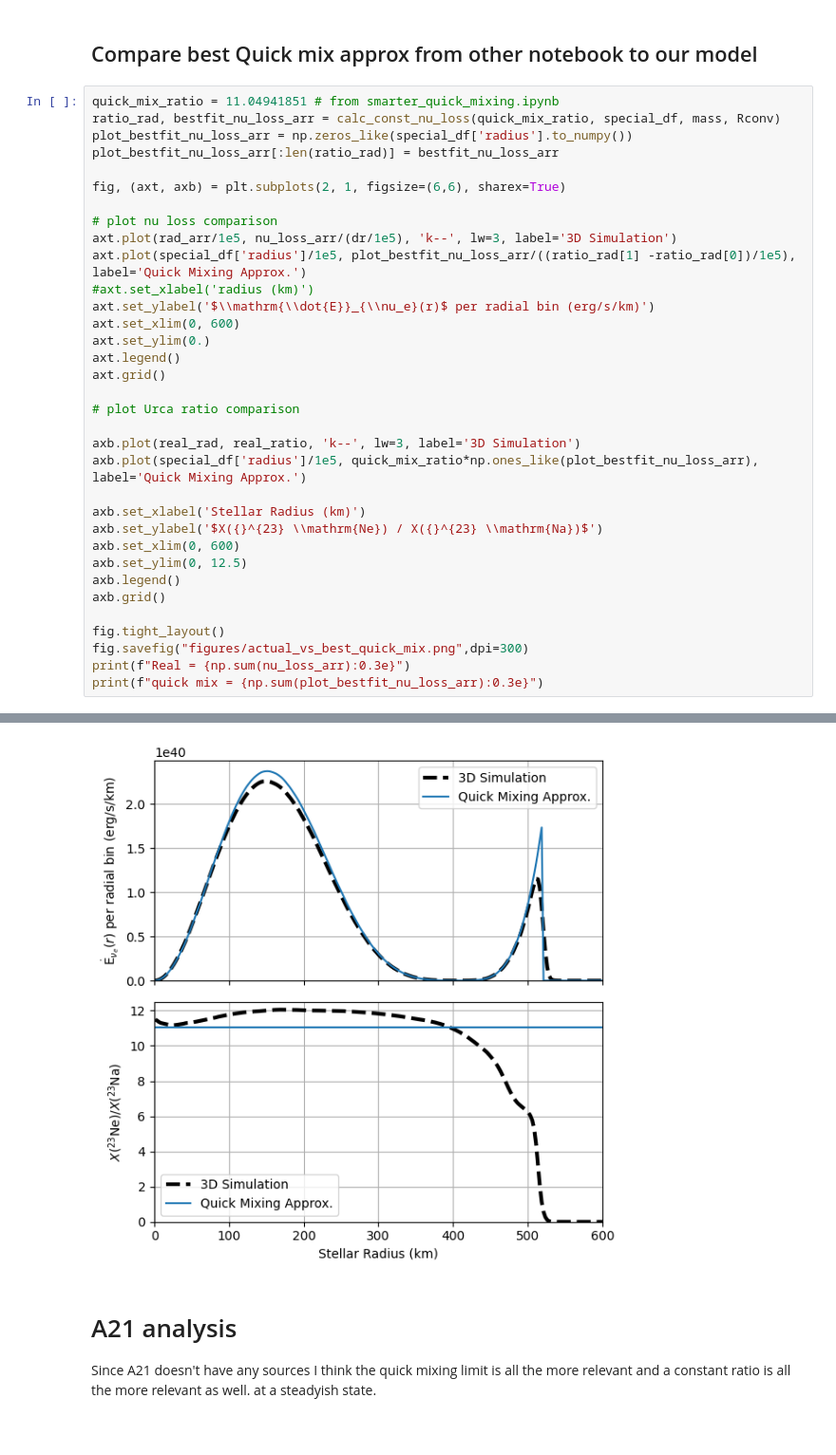
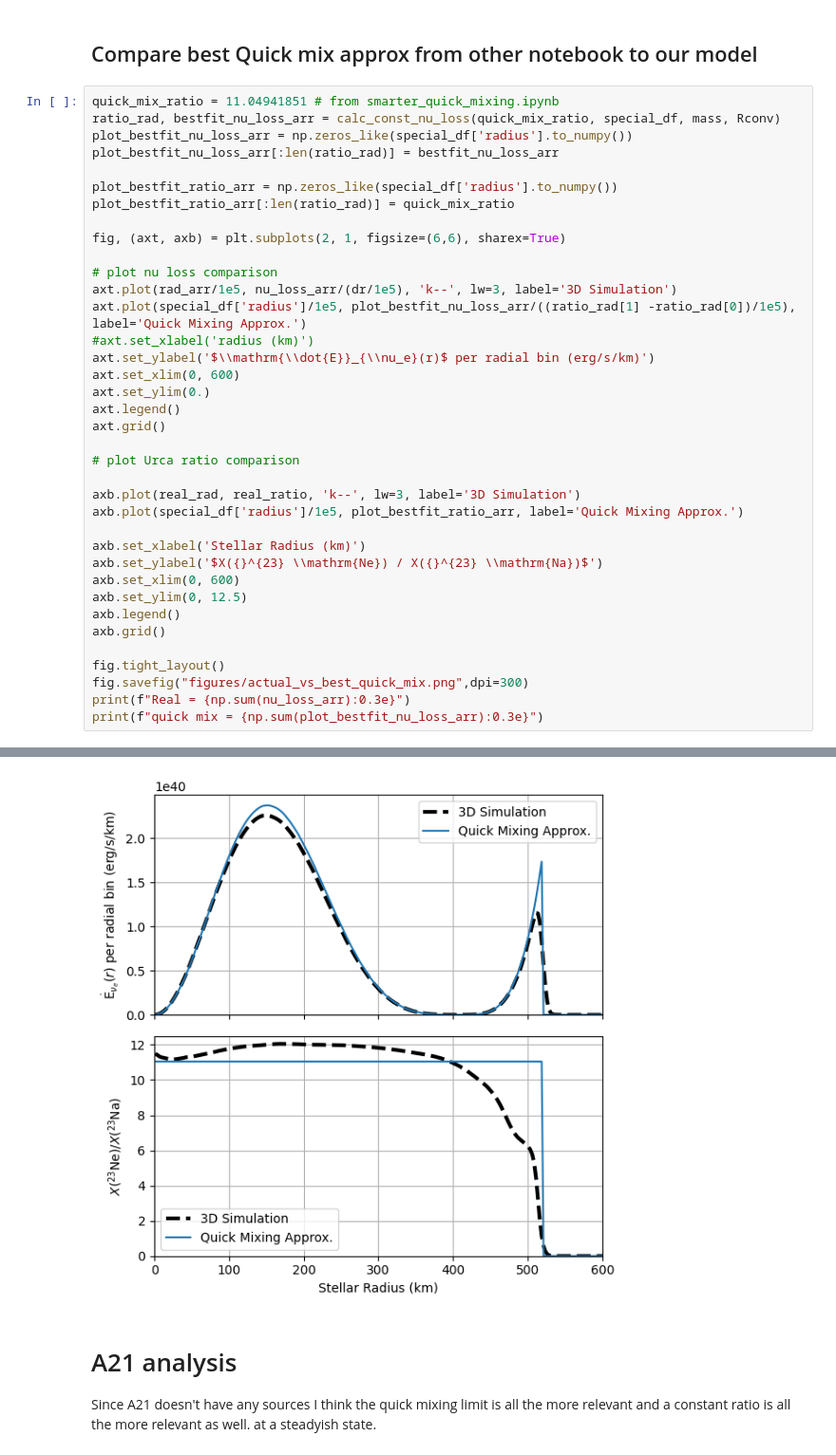
Before and after one commit to biboyd/astronum2024, a Jupyter notebook: estimated_a23_losses.ipynb, the cells around one changed output, grey strips where cells are left out. Shown at 95% size. Saved outputs shown, nothing was run; the diff lists cells and outputs as text.

Commit message:
fix ratio plot

```diff
--- a/estimated_a23_losses.ipynb
+++ b/estimated_a23_losses.ipynb
@@ -408,39 +408,42 @@ quick_mix_ratio = 11.04941851 # from smarter_quick_mixing.ipynb
 ratio_rad, bestfit_nu_loss_arr = calc_const_nu_loss(quick_mix_ratio, special_df, mass, Rconv)
 plot_bestfit_nu_loss_arr = np.zeros_like(special_df['radius'].to_numpy())
 plot_bestfit_nu_loss_arr[:len(ratio_rad)] = bestfit_nu_loss_arr
+
+plot_bestfit_ratio_arr = np.zeros_like(special_df['radius'].to_numpy())
+plot_bestfit_ratio_arr[:len(ratio_rad)] = quick_mix_ratio
 
 fig, (axt, axb) = plt.subplots(2, 1, figsize=(6,6), sharex=True)
 
 # plot nu loss comparison
 axt.plot(rad_arr/1e5, nu_loss_arr/(dr/1e5), 'k--', lw=3, label='3D Simulation')
 axt.plot(special_df['radius']/1e5, plot_bestfit_nu_loss_arr/((ratio_rad[1] -ratio_rad[0])/1e5), label='Quick Mixing Approx.')
 #axt.set_xlabel('radius (km)')
 axt.set_ylabel('$\\mathrm{\\dot{E}}_{\\nu_e}(r)$ per radial bin (erg/s/km)')
 axt.set_xlim(0, 600)
 axt.set_ylim(0.)
 axt.legend()
 axt.grid()
 
 # plot Urca ratio comparison
 
 axb.plot(real_rad, real_ratio, 'k--', lw=3, label='3D Simulation')
-axb.plot(special_df['radius']/1e5, quick_mix_ratio*np.ones_like(plot_bestfit_nu_loss_arr), label='Quick Mixing Approx.')
+axb.plot(special_df['radius']/1e5, plot_bestfit_ratio_arr, label='Quick Mixing Approx.')
 
 axb.set_xlabel('Stellar Radius (km)')
 axb.set_ylabel('$X({}^{23} \\mathrm{Ne}) / X({}^{23} \\mathrm{Na})$')
 axb.set_xlim(0, 600)
 axb.set_ylim(0, 12.5)
 axb.legend()
 axb.grid()
 
 fig.tight_layout()
 fig.savefig("figures/actual_vs_best_quick_mix.png",dpi=300)
 print(f"Real = {np.sum(nu_loss_arr):0.3e}")
 print(f"quick mix = {np.sum(plot_bestfit_nu_loss_arr):0.3e}")
 # %% [output]
 Real = 4.266e+42
 quick mix = 4.460e+42
-[figure, old version]
+[figure, new version]
 # %% [markdown]
 # A21 analysis
 Since A21 doesn't have any sources I think the quick mixing limit is all the more relevant and a constant ratio is all the more relevant as well. at a steadyish state.
```
Also changed, not shown: 1 other file.
